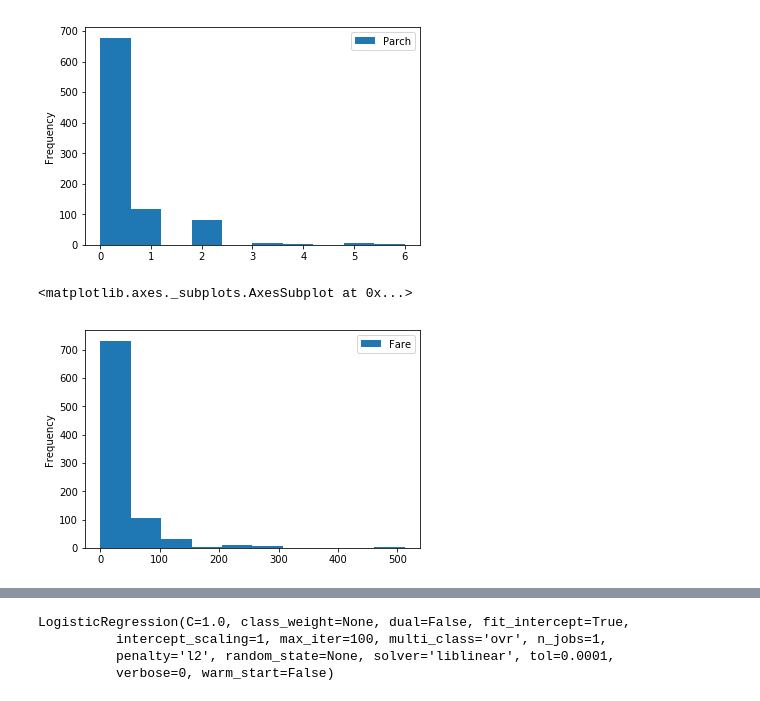
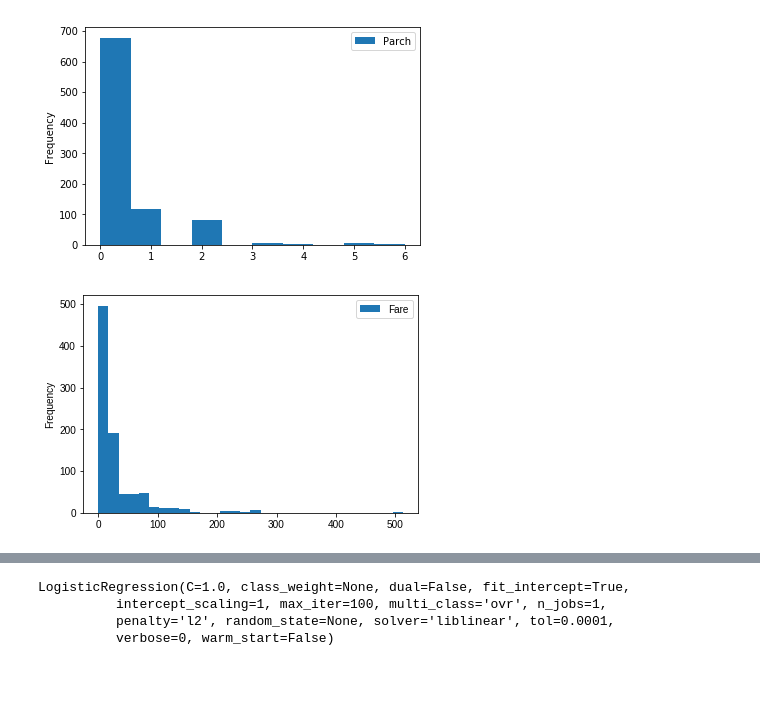
Before and after one commit to franciscolopezsancho/titanic, a Jupyter notebook: work/Testing.ipynb, the cells around one changed output, grey strips where cells are left out. Drawn from its saved outputs; the diff is of its cells as text; code cells hidden in the pictures.

```diff
--- a/work/Testing.ipynb
+++ b/work/Testing.ipynb
@@ -89,5 +89,4 @@ def personal_title_to_number(dataframe):
     dataframe['PersonalTitleNumber'] = dataframe['PersonalTitle'].apply(lambda x: get_personal_title(x))
 # %%
 adding_personal_title(df)
-personal_title_to_number(df)
-df
+df = pd.get_dummies(df, columns=["PersonalTitle"])
@@ -153,10 +113,11 @@ df[['Parch']].plot.hist()
 <matplotlib.axes._subplots.AxesSubplot at 0x...>
 [figure]
 # %%
-df[['Fare']].plot.hist()
+df[['Fare']].plot.hist(bins = 30)
+#check
+import seaborn as sns
 # %% [output]
-<matplotlib.axes._subplots.AxesSubplot at 0x...>
-[figure, old version]
+[figure, new version]
 # %%
 #cleaning
 def cleaning_age(dataframe):
```
Also changed, not shown: parts of 16 cells of this notebook.
